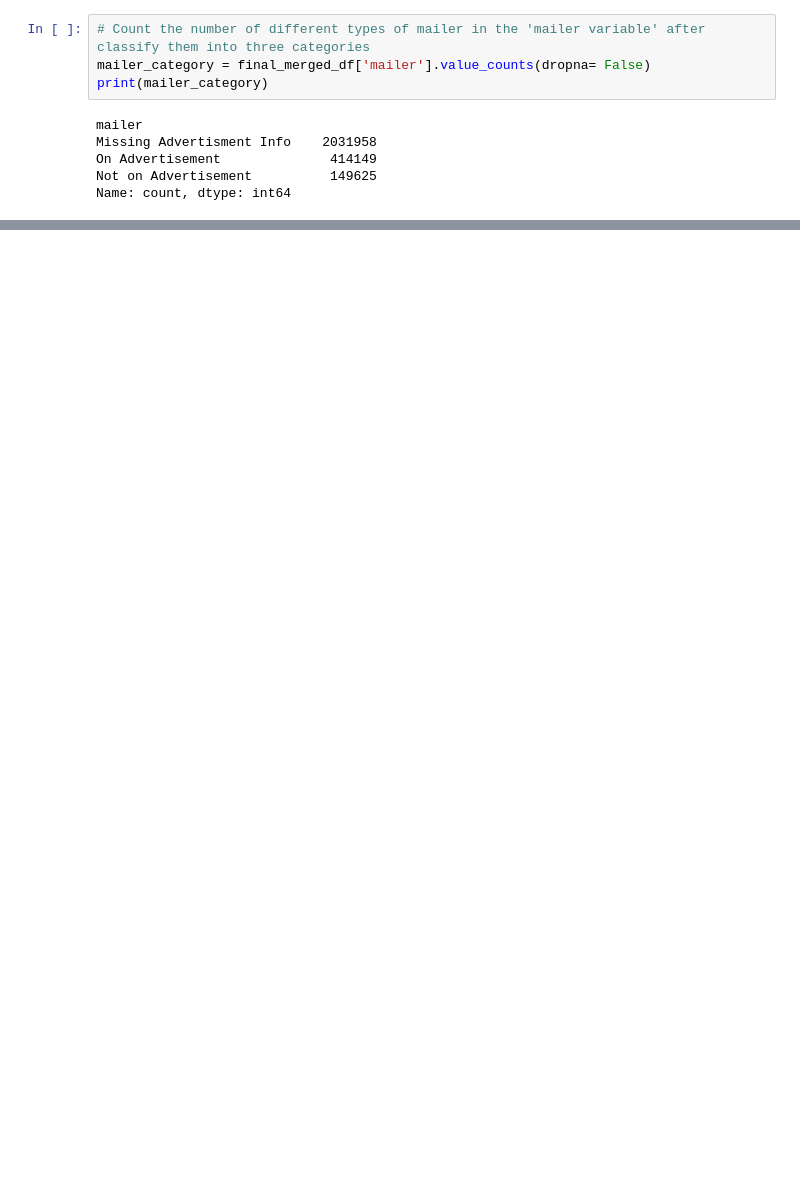
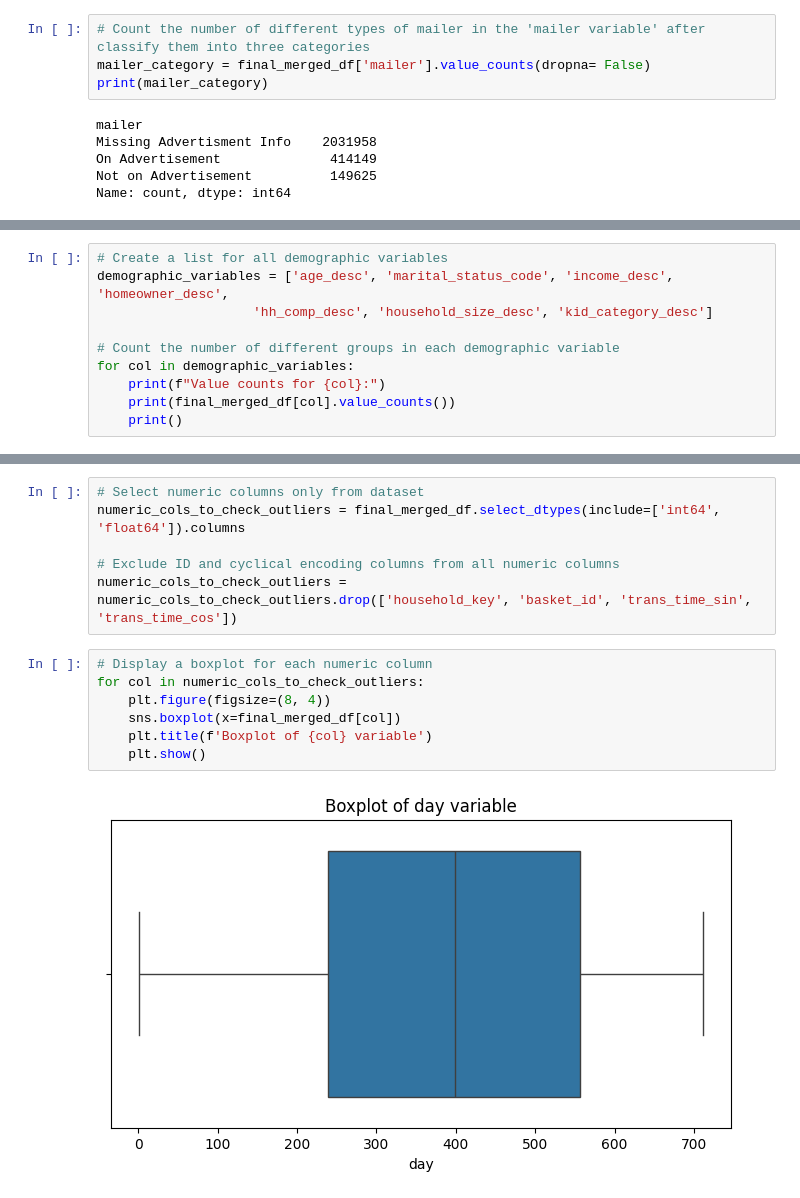
Before and after one commit to DATA601-CustSegment-Nov2025-to-Feb2026/New-CustSegment-Project, a Jupyter notebook: Customer_Segmentation_(Preprocessing).ipynb, the cells around one changed output, grey strips where cells are left out. Drawn from its saved outputs; the diff is of its cells as text; blank space fills up the shorter version.

Commit message:
Create variables, drop non-important variables, handle missing values, check outliers & group by RFM

```diff
--- a/Customer_Segmentation_(Preprocessing).ipynb
+++ b/Customer_Segmentation_(Preprocessing).ipynb
@@ -611,0 +816,10 @@ dtype: int64
+# %%
+# Create a list for all demographic variables
+demographic_variables = ['age_desc', 'marital_status_code', 'income_desc', 'homeowner_desc',
+                    'hh_comp_desc', 'household_size_desc', 'kid_category_desc']
+
+# Count the number of different groups in each demographic variable
+for col in demographic_variables:
+    print(f"Value counts for {col}:")
+    print(final_merged_df[col].value_counts())
+    print()
@@ -620,0 +944,15 @@ final_merged_df.head()
+# %%
+# Select numeric columns only from dataset
+numeric_cols_to_check_outliers = final_merged_df.select_dtypes(include=['int64', 'float64']).columns
+
+# Exclude ID and cyclical encoding columns from all numeric columns
+numeric_cols_to_check_outliers = numeric_cols_to_check_outliers.drop(['household_key', 'basket_id', 'trans_time_sin', 'trans_time_cos'])
+# %%
+# Display a boxplot for each numeric column
+for col in numeric_cols_to_check_outliers:
+    plt.figure(figsize=(8, 4))
+    sns.boxplot(x=final_merged_df[col])
+    plt.title(f'Boxplot of {col} variable')
+    plt.show()
+# %% [output]
+[figure, added]
```
Also changed, not shown: parts of 51 cells of this notebook.
